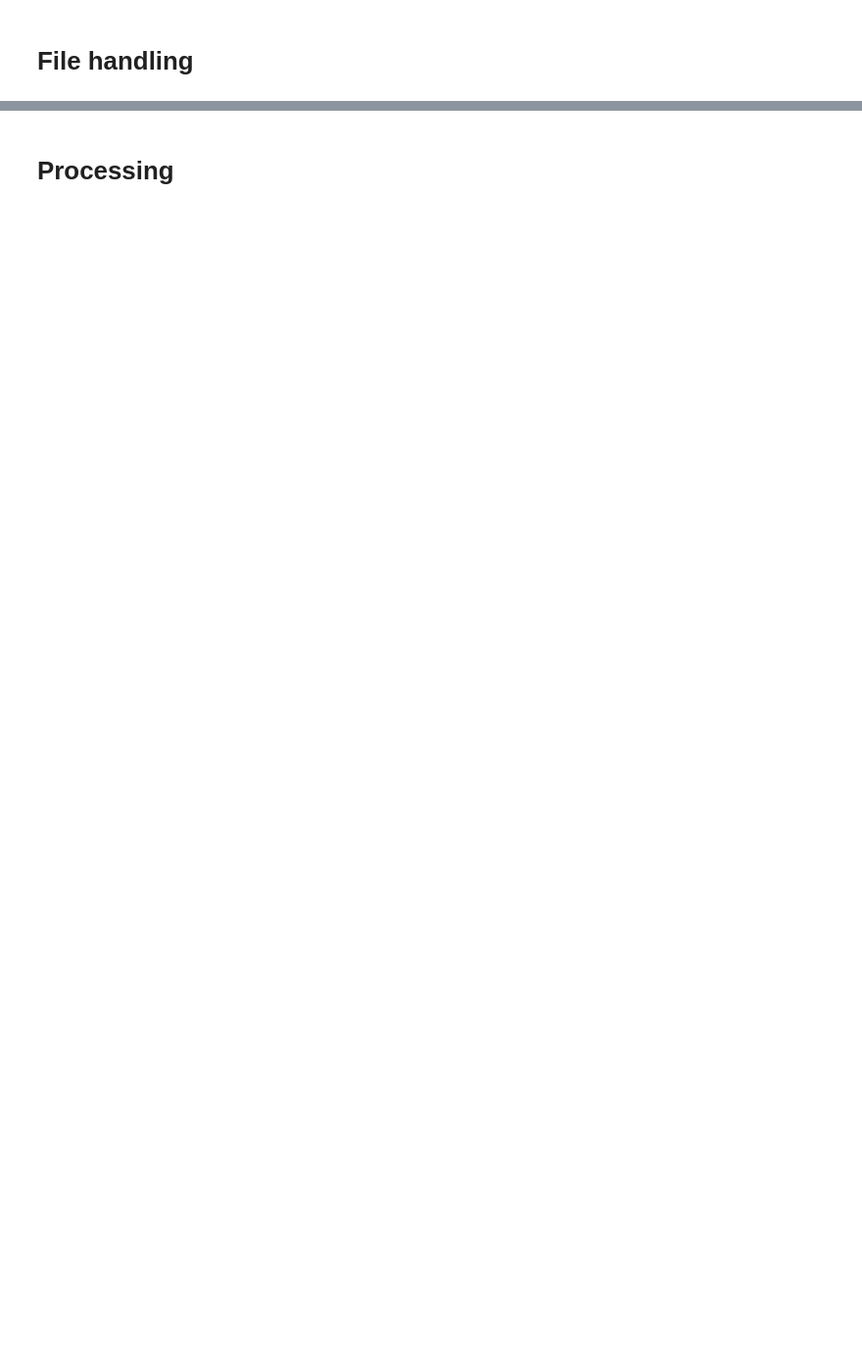
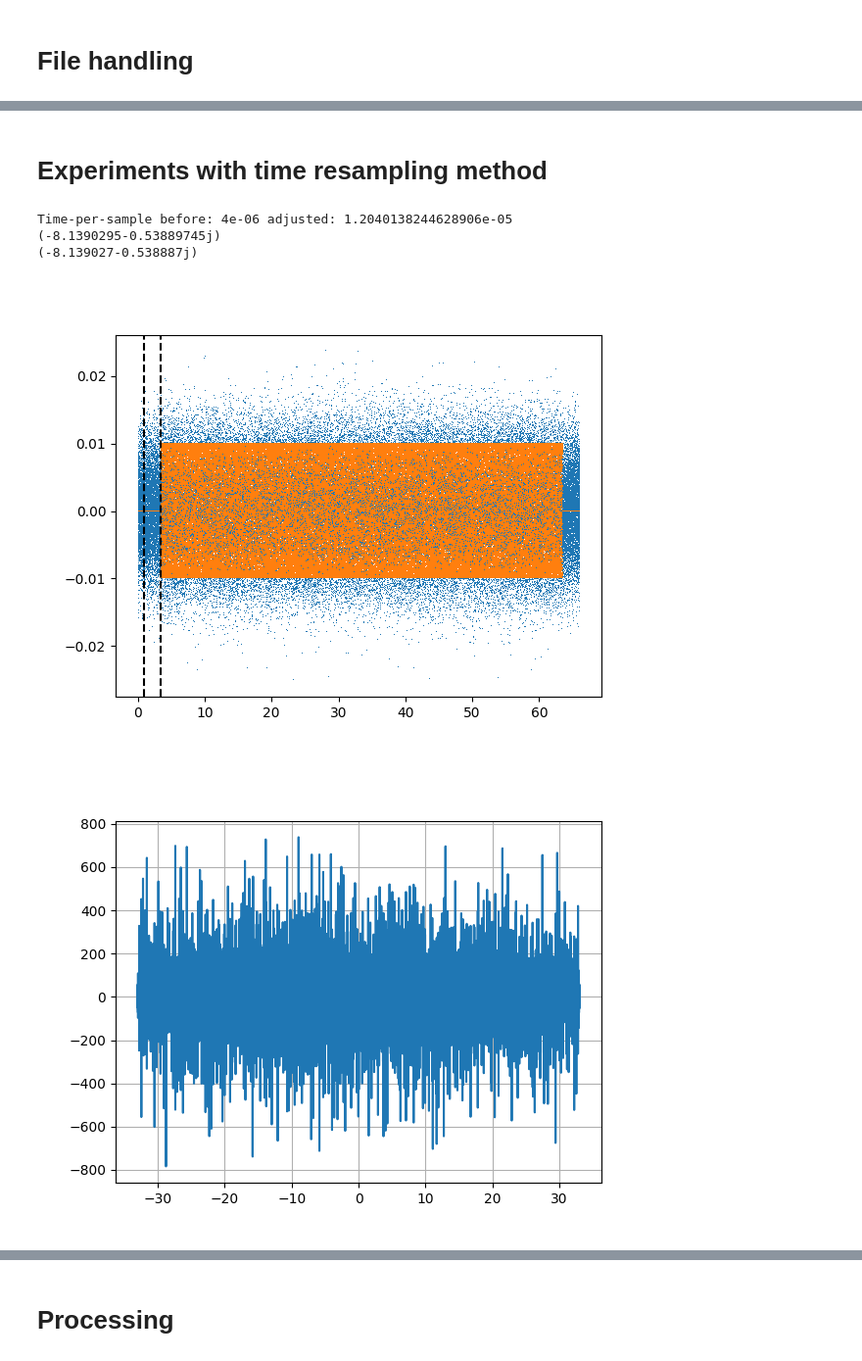
Before and after one commit to thandal/moon-radar, a Jupyter notebook: notebooks/Planetary Radar -- Moon -- CLEAN.ipynb, the cells around one changed output, grey strips where cells are left out. Shown at 98% size. Cells and saved outputs as stored; diff of their text form; code cells hidden in the pictures; blank space fills up the shorter version.

```diff
--- a/notebooks/Planetary Radar -- Moon -- CLEAN.ipynb
+++ b/notebooks/Planetary Radar -- Moon -- CLEAN.ipynb
@@ -209,7 +143,0 @@ ValueError: x and y must have same first dimension, but have shapes (1250000,) a
-# %%
-if 1:
-    %matplotlib widget
-    pl.figure()
-    Sxx_rx, f_rx, t_rx, image_rx = pl.specgram(rx_samples, Fs=sample_rate.value, NFFT=2**12, clim=[-110, -80])
-    pl.gca().axvline(transmission_start, color="black", linestyle="--")
-    pl.gca().axvline(transmission_start + expected_delay, color="black", linestyle="--")
@@ -323,0 +288,2 @@ HEALPix NSIDE=20 NPIX=4800 healpix_resol_deg=2.93
+# %% [markdown]
+# Experiments with time resampling method
@@ -324,3 +319,50 @@ HEALPix NSIDE=20 NPIX=4800 healpix_resol_deg=2.93
+# %%
+lt_tx_start, dlt_tx_start = moonPointLightTimeAndDeltaLightTime_spice_TX(tx_start, p_moon)
+lt_tx_end, dlt_tx_end = moonPointLightTimeAndDeltaLightTime_spice_TX(tx_end, p_moon)
+
+adjusted_tx_sample_times = np.linspace(tx_start + lt_tx_start, tx_end + lt_tx_end, len(tx_samples), endpoint=False)
+print(f"Time-per-sample before: {1/sample_rate.value} adjusted: {adjusted_tx_sample_times[3] - adjusted_tx_sample_times[0]}")
+
+f2 = scipy.interpolate.interp1d(adjusted_tx_sample_times, tx_samples, kind='previous', fill_value=0.0, bounds_error=False)
+tx_samples_shifted = f2(rx_sample_times)
+c = scipy.signal.correlate(tx_samples_shifted, rx_samples, mode='same')
+print(c[len(c)//2])
+s = np.sum(tx_samples_shifted * np.conj(rx_samples))  # Almost? the same as c[0] 'valid', or c[len(c)//2] 'same'
+print(s)
+# %% [output]
+Time-per-sample before: 4e-06 adjusted: 1.2040138244628906e-05
+(-8.1390295-0.53889745j)
+(-8.139027-0.538887j)
+# %%
+# Plots for time resampling method experiments
+if 1:
+    %matplotlib widget
+    pl.figure("rx_tx_samples", clear=True)
+    i_end = -1 # 1000000 # int(sample_rate.value * 5)
+    pl.plot(rx_sample_times[:i_end:100] - rx_start, rx_samples[:i_end:100], ',')
+    pl.plot(rx_sample_times[:i_end:100] - rx_start, tx_samples_shifted[:i_end:100] / 100, ',')
+    pl.gca().axvline(tx_start - rx_start, color="black", linestyle="--")
+    pl.gca().axvline(tx_start + lt_tx_start - rx_start, color="black", linestyle="--")
+    pl.show()
+
+if 1:
+    %matplotlib widget
+    cor_lags = scipy.signal.correlation_lags(len(tx_samples_shifted), len(rx_samples), mode='same') / sample_rate
+    pl.figure("rx_tx_correlate", clear=True)
+    pl.plot(cor_lags, c)
+    pl.grid()
+    pl.show()
+
+if 0:
+    %matplotlib widget
+    pl.figure("rx_specgram", clear=True)
+    Sxx_rx, f_rx, t_rx, image_rx = pl.specgram(rx_samples, Fs=sample_rate.value, NFFT=2**12, clim=[-110, -80])
+    pl.gca().axvline(tx_start - rx_start, color="black", linestyle="--")
+    pl.gca().axvline(tx_start + lt_tx_start - rx_start, color="black", linestyle="--")
+    pl.show()
+# %% [output]
+[figure, added]
+[figure, added]
 # %%
 def moonLightTimeAndDeltaLightTime_spice(rx_astrotime):
     rx_time = csp.str2et(rx_astrotime.utc.value)
```
Also changed, not shown: parts of 21 cells of this notebook, 2 other files.
